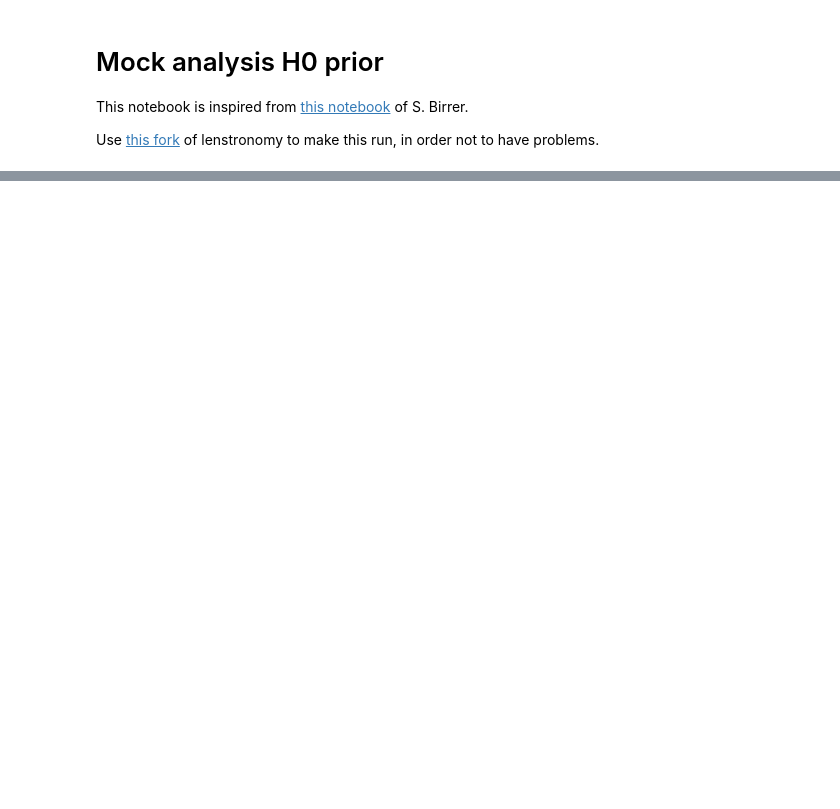
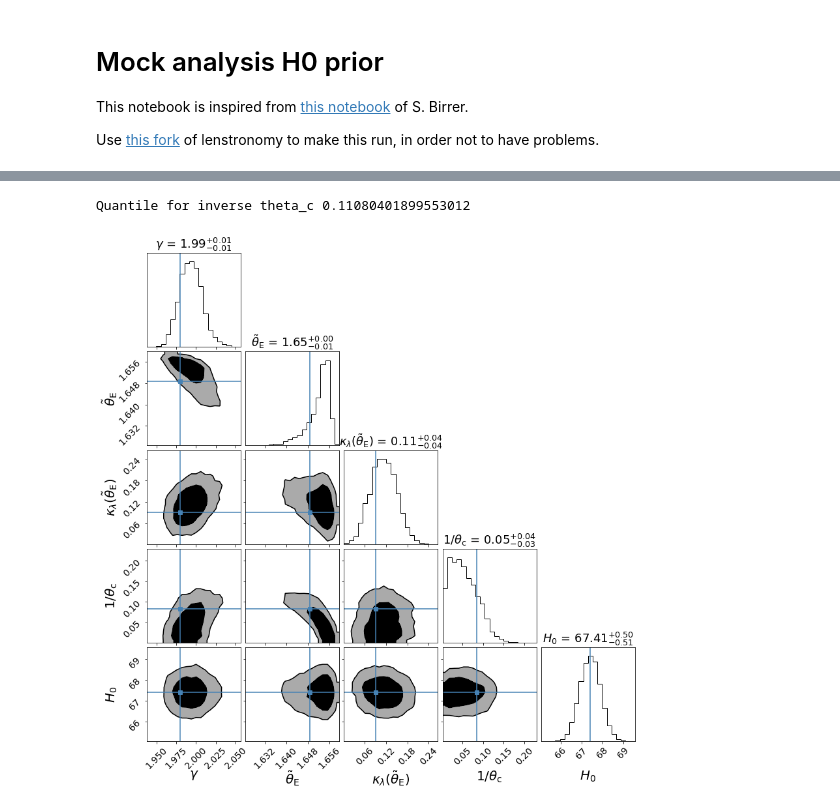
Before and after one commit to lucateo/ULDM-Strong-Lensing_H0, a Jupyter notebook: Notebooks/Mock_analysis_uldm2uldm_H0_prior.ipynb, the cells around one changed output, grey strips where cells are left out. Drawn from its saved outputs; the diff is of its cells as text; code cells hidden in the pictures; blank space fills up the shorter version.

```diff
--- a/Notebooks/Mock_analysis_uldm2uldm_H0_prior.ipynb
+++ b/Notebooks/Mock_analysis_uldm2uldm_H0_prior.ipynb
@@ -406,32 +444,42 @@ num_param, param_list = param.num_param()
 
 # This to make a range for the cornerplot, single numbers are to make a fraction
 # of the whole range, cutting bounds (1 means don't cut anything)
-range_ = [1, 1, 1]
+range_ = [1, 1, 1, 1, 1]
 
 # Correcting the \theta_E by considering scaling with kappa_E rather than kappa_0
 theta_E_truth = 1.66 * (1 - 0.09) / (1 - 0.09*(1 + (1.6488*0.09)**2)**(0.5 - 3.78) )
-truths = [1.98, theta_E_truth, 67.4]
+kappa_E_real = 0.09*(1 + (1.6488*0.09)**2)**(0.5 - 3.78)
+truths = [1.98, theta_E_truth, 0.09, kappa_E_real, 67.4]
 # title_kwargs and label_kwarks can be used to change fontsizes
 kwargs_corner = {'bins': 20, 'plot_datapoints': False, 'show_titles': True, 'title_kwargs': dict(fontsize = 18),
                  'label_kwargs': dict(fontsize=20), 'smooth': 0.5, 'levels': [0.68,0.95],
                  'fill_contours': True, 'alpha': 0.8  #, 'range': range_
                  }
 
+# Set to False if you want to just change customization things
+# of the corner plot
+reprocess_corner = False
 mcmc_new_list = []
 
-labels_new_sampled_theta_c = [r"$\gamma$", r"$ \tilde{\theta}_{\rm E} $", r"$ H_0 $"]
-
+labels_new_sampled_theta_c = [r"$\gamma$", r"$ \tilde{\theta}_{\rm E} $", r"$ \kappa_{\lambda}(\tilde{\theta}_{\rm E}) $", r"$ 1/\theta_{\rm c} $", r"$ H_0 $"]
 if reprocess_corner == True:
     for i in range(len(samples_mcmc)):
         # transform the parameter position of the MCMC chain in a lenstronomy convention with keyword arguments #
         kwargs_result = param.args2kwargs(samples_mcmc[i])
         gamma = kwargs_result['kwargs_lens'][0]['gamma']
         theta_E = kwargs_result['kwargs_lens'][0]['theta_E']
+        kappa_tilde, sampled_theta_c = kwargs_result['kwargs_lens'][0]['kappa_tilde'], kwargs_result['kwargs_lens'][0]['sampled_theta_c']
+
+        theta_E_MSD = tilde_theta_finder(kappa_tilde, sampled_theta_c, theta_E)
+        composite_profile = Uldm_PL()
+        kappa_E = composite_profile._kappa_E(theta_E, theta_E_MSD, kappa_tilde, sampled_theta_c)
+        theta_c = 1/sampled_theta_c
 
         ddt_mcmc = kwargs_result['kwargs_special']['D_dt']
         h0 = 70 * Ddt_reference / ddt_mcmc
+        h0_MSD = h0*(1 - kappa_E)
 
-        mcmc_new_list.append([gamma, theta_E, h0])
+        mcmc_new_list.append([gamma, theta_E, kappa_E, sampled_theta_c, h0_MSD, h0])
 
     file_name = 'mock_corner_'+name_flag+'.h5'
     h5file = h5py.File(file_name, 'w')
@@ -442,17 +490,16 @@ else:
     h5file = h5py.File(file_name, 'r')
     mcmc_new_list = h5file['dataset_mock'][:]
     h5file.close()
-
-plot = corner.corner(mcmc_new_list[:,:5], labels=labels_new_sampled_theta_c, range = range_, truths = truths,**kwargs_corner)
-
-for ax in plot.get_axes(): # Workaround to change the number fontsize
-    ax.tick_params(axis='both', labelsize=14)
-
-theta_16, theta_50, theta_84 = np.quantile(np.array(mcmc_new_list)[:,1] , [0.16, 0.5, 0.84])
-axes = np.array(plot.axes).reshape((3, 3))
-axes[1,0].axhline(1.6544, color = 'g')
-axes[1,1].axvline(1.6544, color = 'g')
-axes[2,1].axvline(1.6544, color = 'g')
-axes[1,1].set_title(r'$\tilde{\theta}_{\rm E} = %1.3f^{+%1.3f}_{-%1.3f} $' % (theta_50, theta_84 - theta_50, theta_50 - theta_16), fontsize = 18 )
+# %%
+# Plot corner plot, run a longer chain to have better results
+mcmc_new_list = np.array(mcmc_new_list)
+plot = corner.corner(mcmc_new_list[:,:5], labels=labels_new_sampled_theta_c, range = range_, truths = truths,**kwargs_corner)
+for ax in plot.get_axes(): # Workaround to change the number fontsize
+    ax.tick_params(axis='both', labelsize=14)
+
+print('Quantile for inverse theta_c', np.quantile(mcmc_new_list[:,3] , 0.95))
+# %% [output]
+Quantile for inverse theta_c 0.11080401899553012
+[figure, added]
 # %%
 # delta_E check
```
Also changed, not shown: parts of 6 cells of this notebook.
